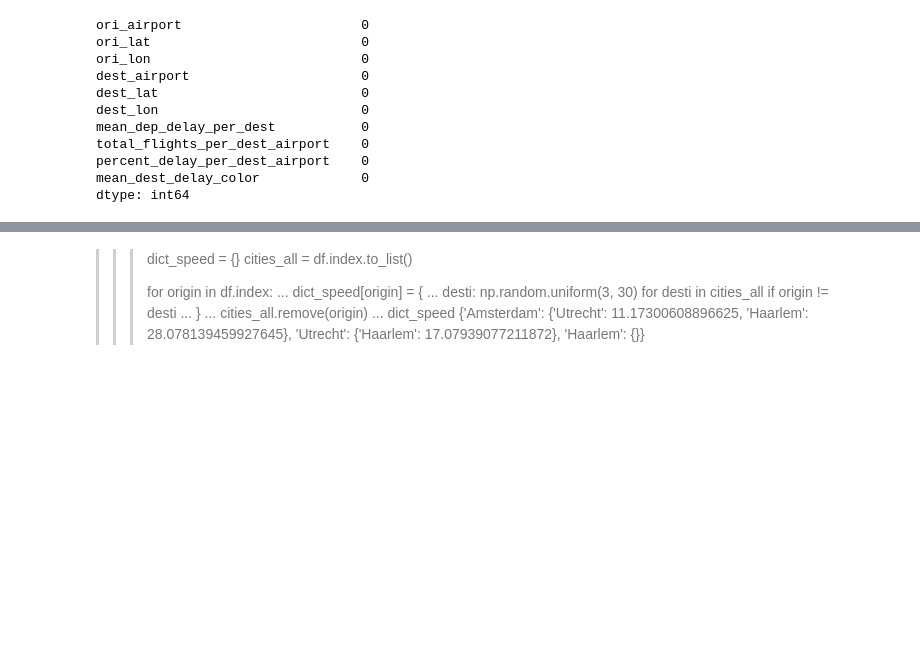
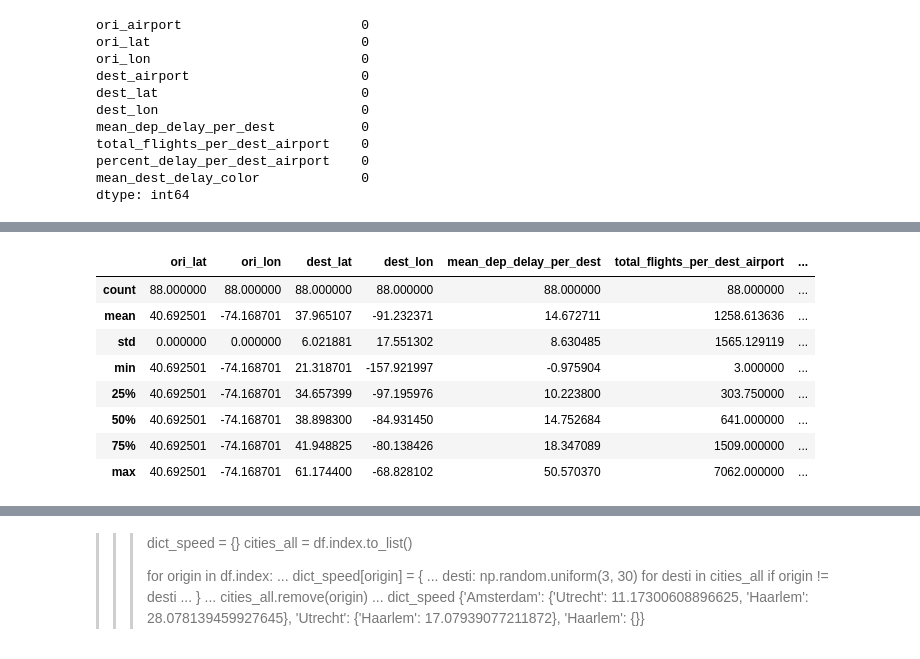
Before and after one commit to axbraae/final_project, a Jupyter notebook: analysis/Geospatial_analysis.ipynb, the cells around one changed output, grey strips where cells are left out. Cells and saved outputs as stored; diff of their text form; code cells hidden in the pictures; blank space fills up the shorter version.

```diff
--- a/analysis/Geospatial_analysis.ipynb
+++ b/analysis/Geospatial_analysis.ipynb
@@ -390,3 +390,15 @@ folium.ColorLine([(51.49, -0.10),
 test_map
 # %% [output]
 [interactive output not drawn]
+# %%
+ewr_unique_dest.describe()
+# %% [output]
+|  | ori_lat | ori_lon | dest_lat | dest_lon | mean_dep_delay_per_dest | total_flights_per_dest_airport | ... |
+| count | 88.000000 | 88.000000 | 88.000000 | 88.000000 | 88.000000 | 88.000000 | ... |
+| mean | 40.692501 | -74.168701 | 37.965107 | -91.232371 | 14.672711 | 1258.613636 | ... |
+| std | 0.000000 | 0.000000 | 6.021881 | 17.551302 | 8.630485 | 1565.129119 | ... |
+| min | 40.692501 | -74.168701 | 21.318701 | -157.921997 | -0.975904 | 3.000000 | ... |
+| 25% | 40.692501 | -74.168701 | 34.657399 | -97.195976 | 10.223800 | 303.750000 | ... |
+| 50% | 40.692501 | -74.168701 | 38.898300 | -84.931450 | 14.752684 | 641.000000 | ... |
+| 75% | 40.692501 | -74.168701 | 41.948825 | -80.138426 | 18.347089 | 1509.000000 | ... |
+| max | 40.692501 | -74.168701 | 61.174400 | -68.828102 | 50.570370 | 7062.000000 | ... |
```
Also changed, not shown: parts of 14 cells of this notebook.
